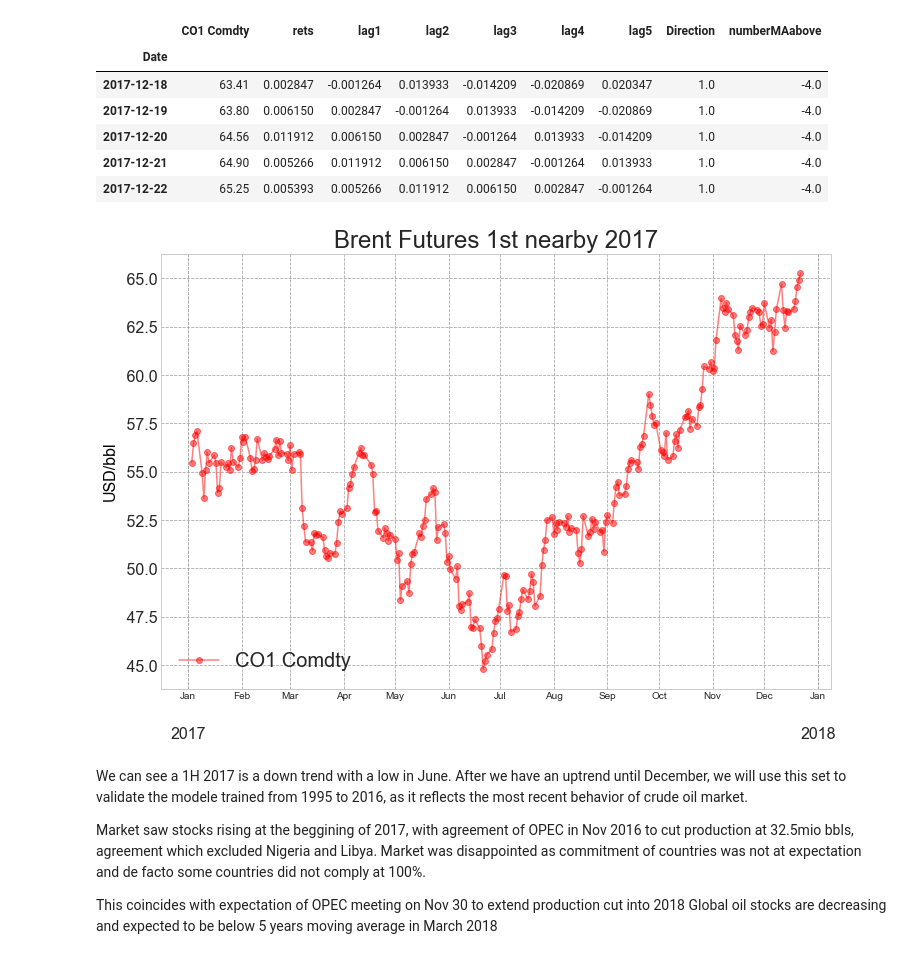
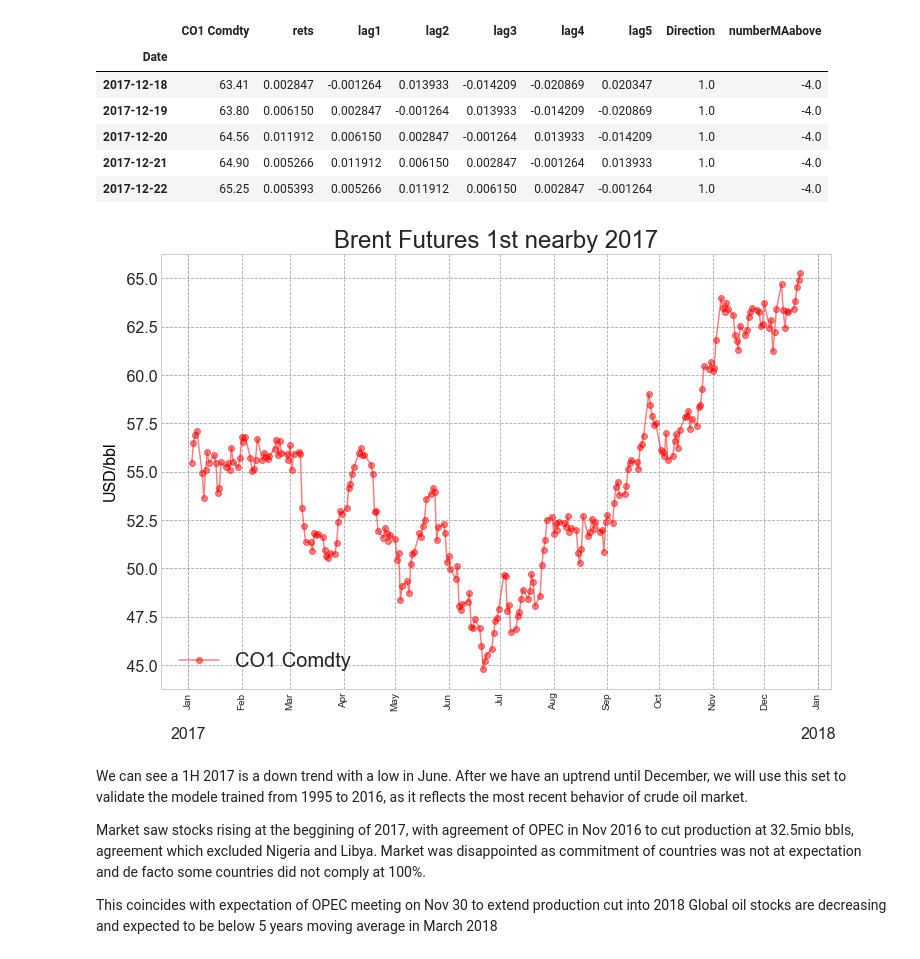
Before and after one commit to quidba7/Predict-brent-crude-oil-direction, a Jupyter notebook: Predict_brent.ipynb, the cells around one changed output. Drawn from its saved outputs; the diff is of its cells as text; code cells hidden in the pictures.

```diff
--- a/Predict_brent.ipynb
+++ b/Predict_brent.ipynb
@@ -104,35 +100,35 @@ from datetime import datetime
 import matplotlib.dates as mdates
 # Let's plot Brent price to understand what is happening in 2017
 
 
 years = mdates.YearLocator()
 months = mdates.MonthLocator()
 monthsFmt = mdates.DateFormatter('%b')
 yearsFmt = mdates.DateFormatter('\n\n%Y')
 
 fig, ax = plt.subplots(figsize=(12, 8))
 
 ax.set_ylabel('USD/bbl', color='black',size=16)
 ax.grid(which='both', color='0.65',linestyle='--')
 temp = brent_rets[brent_rets.index>'2017-01-01']
 ax.plot(temp.index, temp['CO1 Comdty'],'-bo', color='r',alpha=0.5)
 vals1 = ax.get_yticks()
 ax.set_yticklabels(['{:5,.1f}'.format(x) for x in vals1])
 ax.tick_params(labelsize=16)
 
 # Let's put Dates in better format with Year and Month
 ax.xaxis.set_minor_locator(months)
 ax.xaxis.set_minor_formatter(monthsFmt)
-plt.setp(ax1.xaxis.get_minorticklabels(), rotation=90)
+plt.setp(ax.xaxis.get_minorticklabels(), rotation=90)
 ax.xaxis.set_major_locator(years)
 ax.xaxis.set_major_formatter(yearsFmt)
 
 
 ax.legend(loc='lower left',prop={'size':20})
 
 plt.title("Brent Futures 1st nearby 2017",size=24);
 # %% [output]
-[figure, old version]
+[figure, new version]
 # %% [markdown]
 
  We can see a 1H 2017 is a down trend with a low in June.
```
Also changed, not shown: parts of 50 cells of this notebook.
